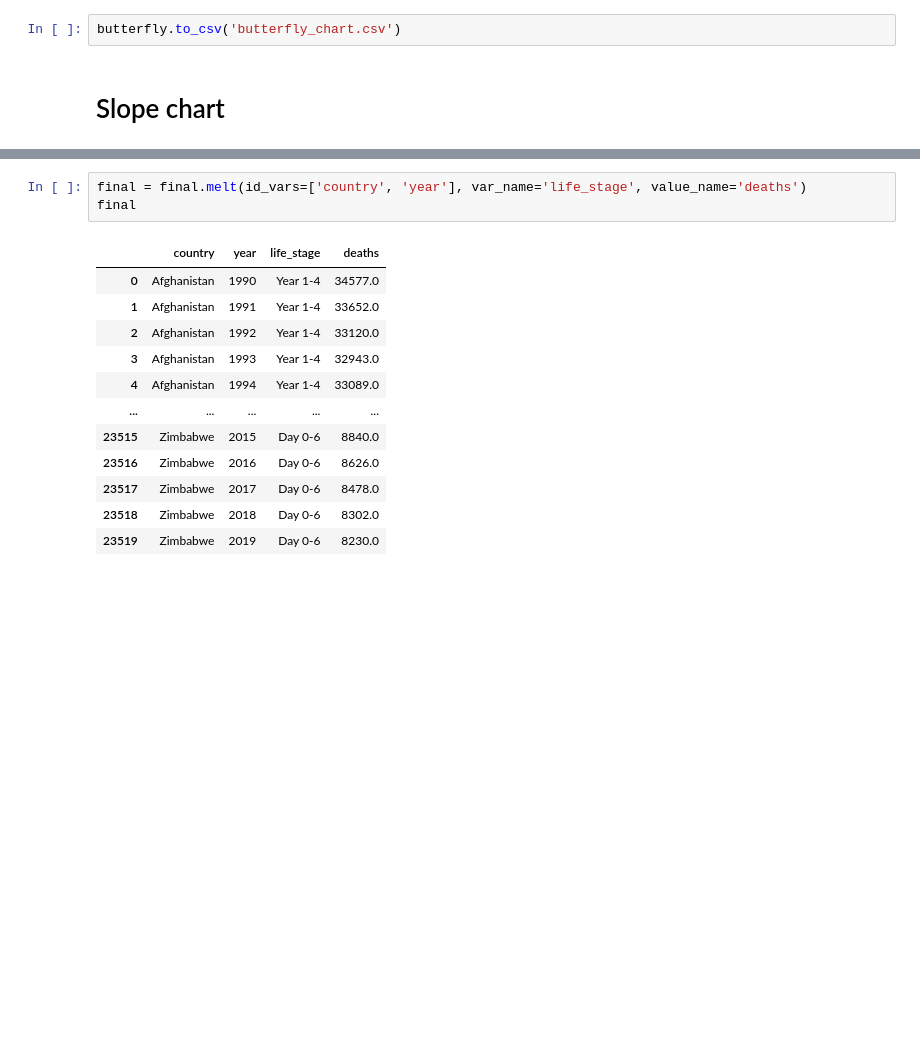
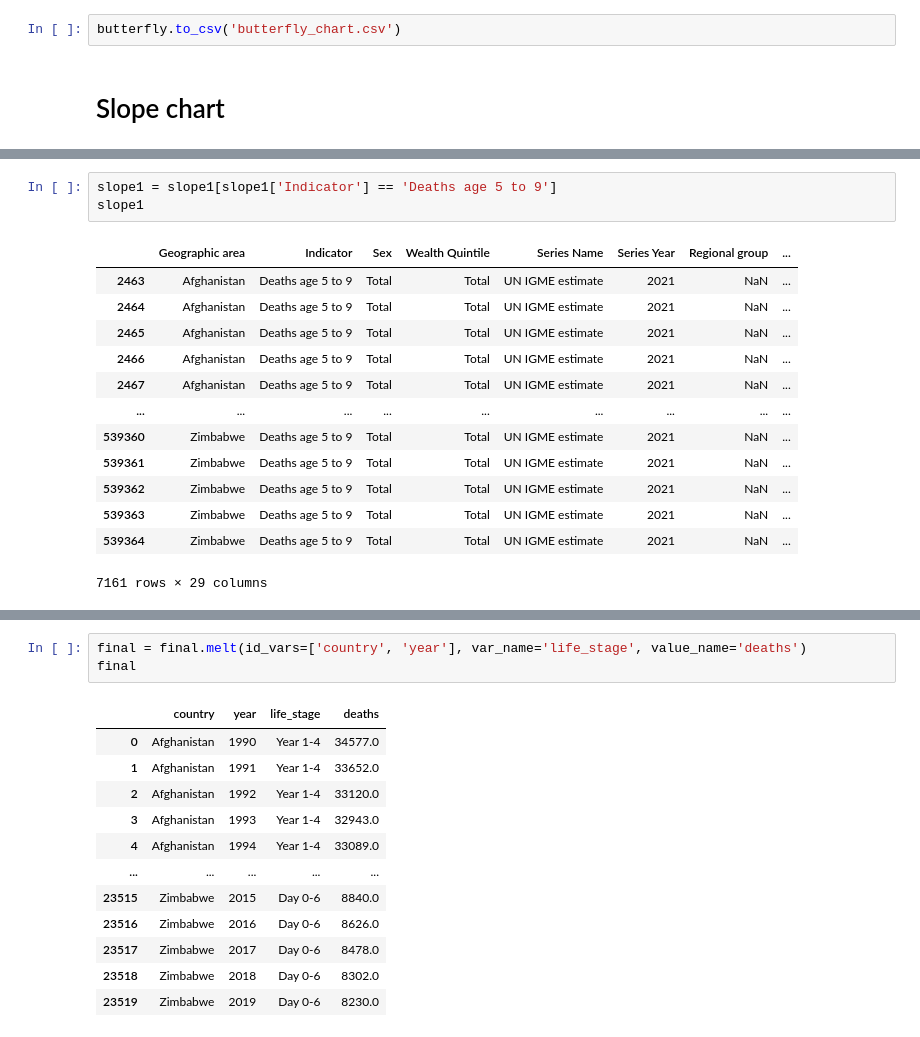
Before and after one commit to ongdisheng/FIT3179, a Jupyter notebook: project2/data/preprocess.ipynb, the cells around one changed output, grey strips where cells are left out. Saved outputs shown, nothing was run; the diff lists cells and outputs as text; blank space fills up the shorter version.

```diff
--- a/project2/data/preprocess.ipynb
+++ b/project2/data/preprocess.ipynb
@@ -361,0 +347,17 @@ life_stage_2
+# %%
+slope1 = slope1[slope1['Indicator'] == 'Deaths age 5 to 9']
+slope1
+# %% [output]
+|  | Geographic area | Indicator | Sex | Wealth Quintile | Series Name | Series Year | Regional group | ... |
+| 2463 | Afghanistan | Deaths age 5 to 9 | Total | Total | UN IGME estimate | 2021 | NaN | ... |
+| 2464 | Afghanistan | Deaths age 5 to 9 | Total | Total | UN IGME estimate | 2021 | NaN | ... |
+| 2465 | Afghanistan | Deaths age 5 to 9 | Total | Total | UN IGME estimate | 2021 | NaN | ... |
+| 2466 | Afghanistan | Deaths age 5 to 9 | Total | Total | UN IGME estimate | 2021 | NaN | ... |
+| 2467 | Afghanistan | Deaths age 5 to 9 | Total | Total | UN IGME estimate | 2021 | NaN | ... |
+| ... | ... | ... | ... | ... | ... | ... | ... | ... |
+| 539360 | Zimbabwe | Deaths age 5 to 9 | Total | Total | UN IGME estimate | 2021 | NaN | ... |
+| 539361 | Zimbabwe | Deaths age 5 to 9 | Total | Total | UN IGME estimate | 2021 | NaN | ... |
+| 539362 | Zimbabwe | Deaths age 5 to 9 | Total | Total | UN IGME estimate | 2021 | NaN | ... |
+| 539363 | Zimbabwe | Deaths age 5 to 9 | Total | Total | UN IGME estimate | 2021 | NaN | ... |
+| 539364 | Zimbabwe | Deaths age 5 to 9 | Total | Total | UN IGME estimate | 2021 | NaN | ... |
+7161 rows × 29 columns
```
Also changed, not shown: parts of 48 cells of this notebook, 4 other files.
